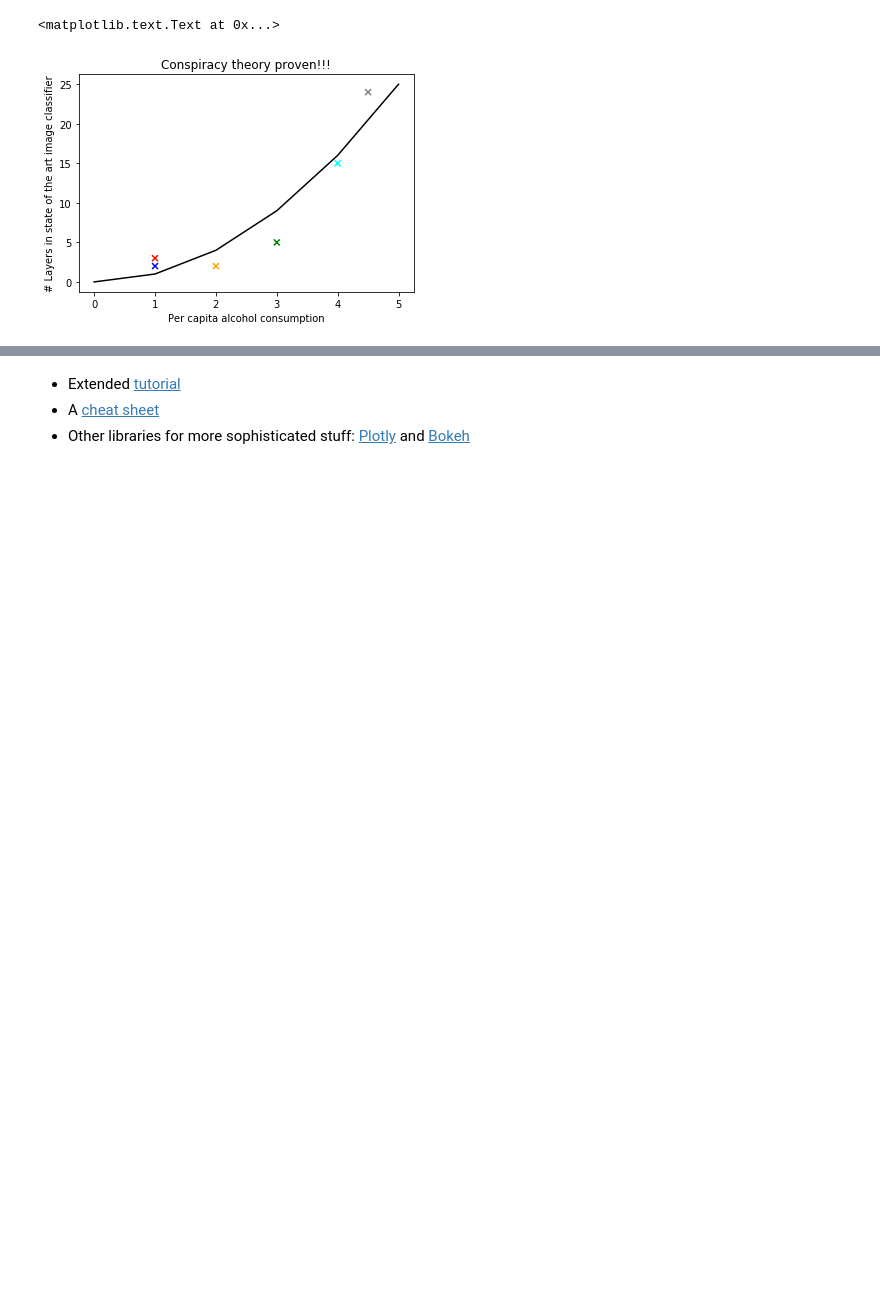
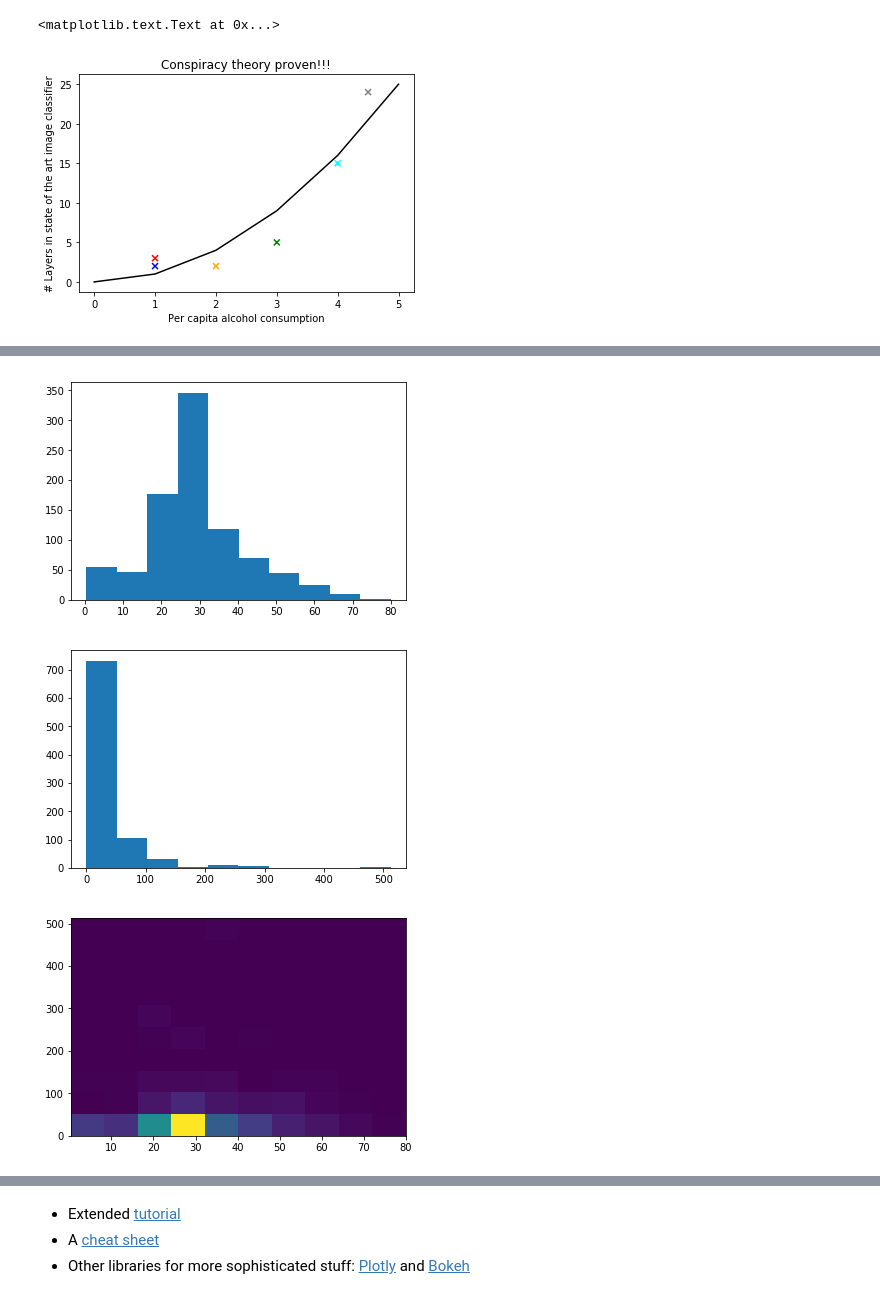
Before and after one commit to mi-stankai/mlhep2018, a Jupyter notebook: MyNotes/day1-Mon/seminar-00-python/seminar-00-python.ipynb, the cells around one changed output, grey strips where cells are left out. Cells and saved outputs as stored; diff of their text form; code cells hidden in the pictures; blank space fills up the shorter version.

```diff
--- a/MyNotes/day1-Mon/seminar-00-python/seminar-00-python.ipynb
+++ b/MyNotes/day1-Mon/seminar-00-python/seminar-00-python.ipynb
@@ -600,9 +602,23 @@ plt.hist([0,1,1,1,2,2,3,3,3,3,3,4,4,5,5,5,6,7,7,8,9,10], bins = 5)
 # %%
 # plot a histogram of age and a histogram of ticket fares on separate plots
 
-<YOUR CODE>
+age = data["Age"]
+fare = data["Fare"]
+
+plt.hist(age)
+plt.show()
+
+plt.hist(fare)
+plt.show()
+
+plt.hist2d(age,fare)
+plt.show()
 
 #bonus: use tab shift-tab to see if there is a way to draw a 2D histogram of age vs fare.
+# %% [output]
+[figure, added]
+[figure, added]
+[figure, added]
 # %%
 # make a scatter plot of passenger age vs ticket fare
 
```
Also changed, not shown: parts of 10 cells of this notebook, 7 other files.
